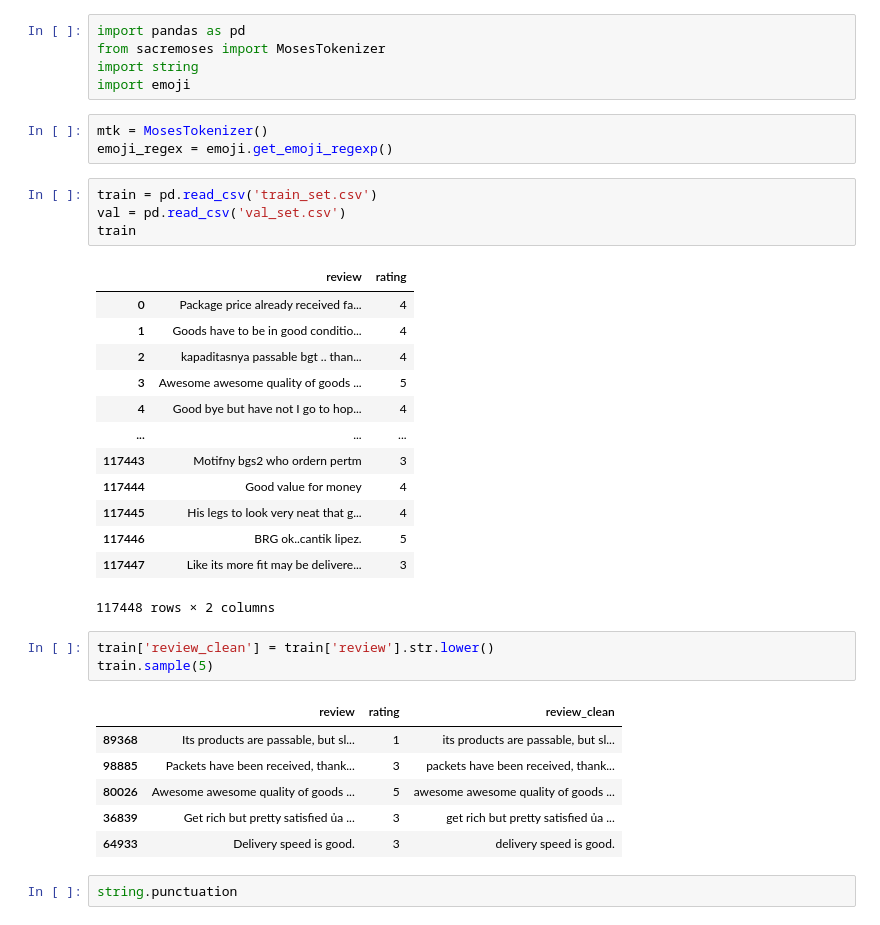
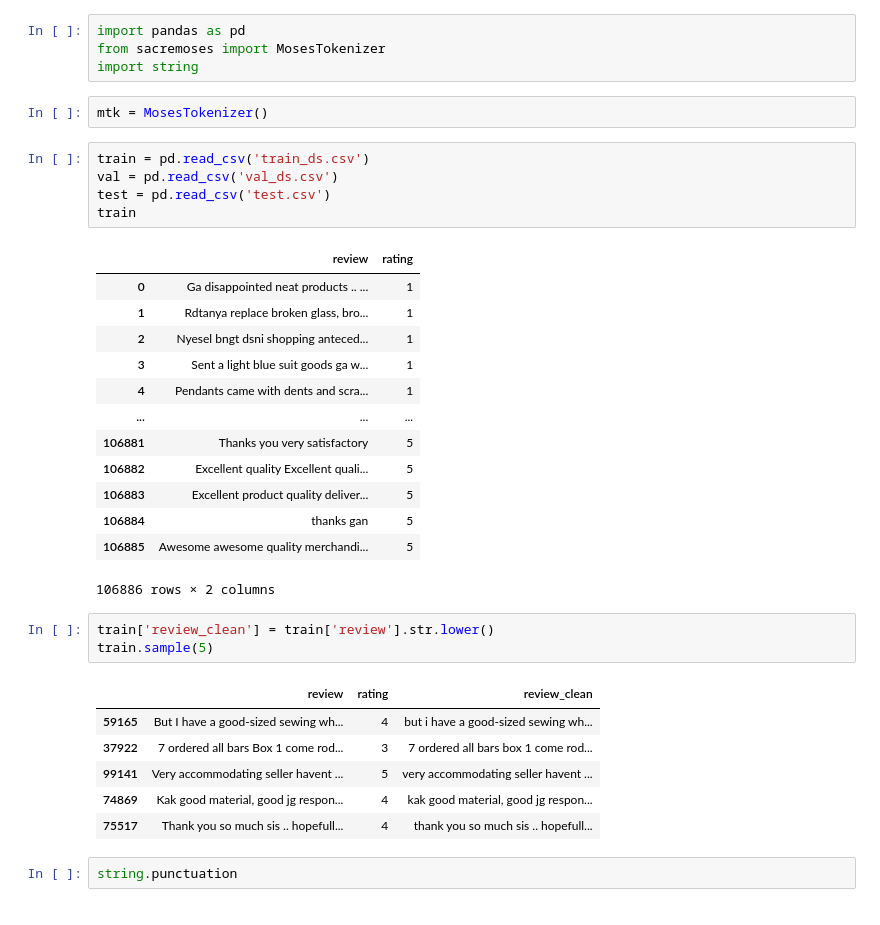
Before and after one commit to TanHaus/Shopee-CodeLeague-2020, a Jupyter notebook: sentiment_analysis/cleaning.ipynb, the cells around one changed output. Saved outputs shown, nothing was run; the diff lists cells and outputs as text.

```diff
--- a/sentiment_analysis/cleaning.ipynb
+++ b/sentiment_analysis/cleaning.ipynb
@@ -2,38 +2,37 @@
 import pandas as pd
 from sacremoses import MosesTokenizer
 import string
-import emoji
 # %%
 mtk = MosesTokenizer()
-emoji_regex = emoji.get_emoji_regexp()
 # %%
-train = pd.read_csv('train_set.csv')
-val = pd.read_csv('val_set.csv')
+train = pd.read_csv('train_ds.csv')
+val = pd.read_csv('val_ds.csv')
+test = pd.read_csv('test.csv')
 train
 # %% [output]
 |  | review | rating |
-| 0 | Package price already received fa... | 4 |
-| 1 | Goods have to be in good conditio... | 4 |
-| 2 | kapaditasnya passable bgt .. than... | 4 |
-| 3 | Awesome awesome quality of goods ... | 5 |
-| 4 | Good bye but have not I go to hop... | 4 |
+| 0 | Ga disappointed neat products .. ... | 1 |
+| 1 | Rdtanya replace broken glass, bro... | 1 |
+| 2 | Nyesel bngt dsni shopping anteced... | 1 |
+| 3 | Sent a light blue suit goods ga w... | 1 |
+| 4 | Pendants came with dents and scra... | 1 |
 | ... | ... | ... |
-| 117443 | Motifny bgs2 who ordern pertm | 3 |
-| 117444 | Good value for money | 4 |
-| 117445 | His legs to look very neat that g... | 4 |
-| 117446 | BRG ok..cantik lipez. | 5 |
-| 117447 | Like its more fit may be delivere... | 3 |
+| 106881 | Thanks you very satisfactory | 5 |
+| 106882 | Excellent quality Excellent quali... | 5 |
+| 106883 | Excellent product quality deliver... | 5 |
+| 106884 | thanks gan | 5 |
+| 106885 | Awesome awesome quality merchandi... | 5 |
-117448 rows × 2 columns
+106886 rows × 2 columns
 # %%
 train['review_clean'] = train['review'].str.lower()
 train.sample(5)
 # %% [output]
 |  | review | rating | review_clean |
-| 89368 | Its products are passable, but sl... | 1 | its products are passable, but sl... |
-| 98885 | Packets have been received, thank... | 3 | packets have been received, thank... |
-| 80026 | Awesome awesome quality of goods ... | 5 | awesome awesome quality of goods ... |
-| 36839 | Get rich but pretty satisfied ủa ... | 3 | get rich but pretty satisfied ủa ... |
-| 64933 | Delivery speed is good. | 3 | delivery speed is good. |
+| 59165 | But I have a good-sized sewing wh... | 4 | but i have a good-sized sewing wh... |
+| 37922 | 7 ordered all bars Box 1 come rod... | 3 | 7 ordered all bars box 1 come rod... |
+| 99141 | Very accommodating seller havent ... | 5 | very accommodating seller havent ... |
+| 74869 | Kak good material, good jg respon... | 4 | kak good material, good jg respon... |
+| 75517 | Thank you so much sis .. hopefull... | 4 | thank you so much sis .. hopefull... |
 # %%
 string.punctuation
 # %% [output]
```
Also changed, not shown: parts of 8 cells of this notebook, 2 other files.
